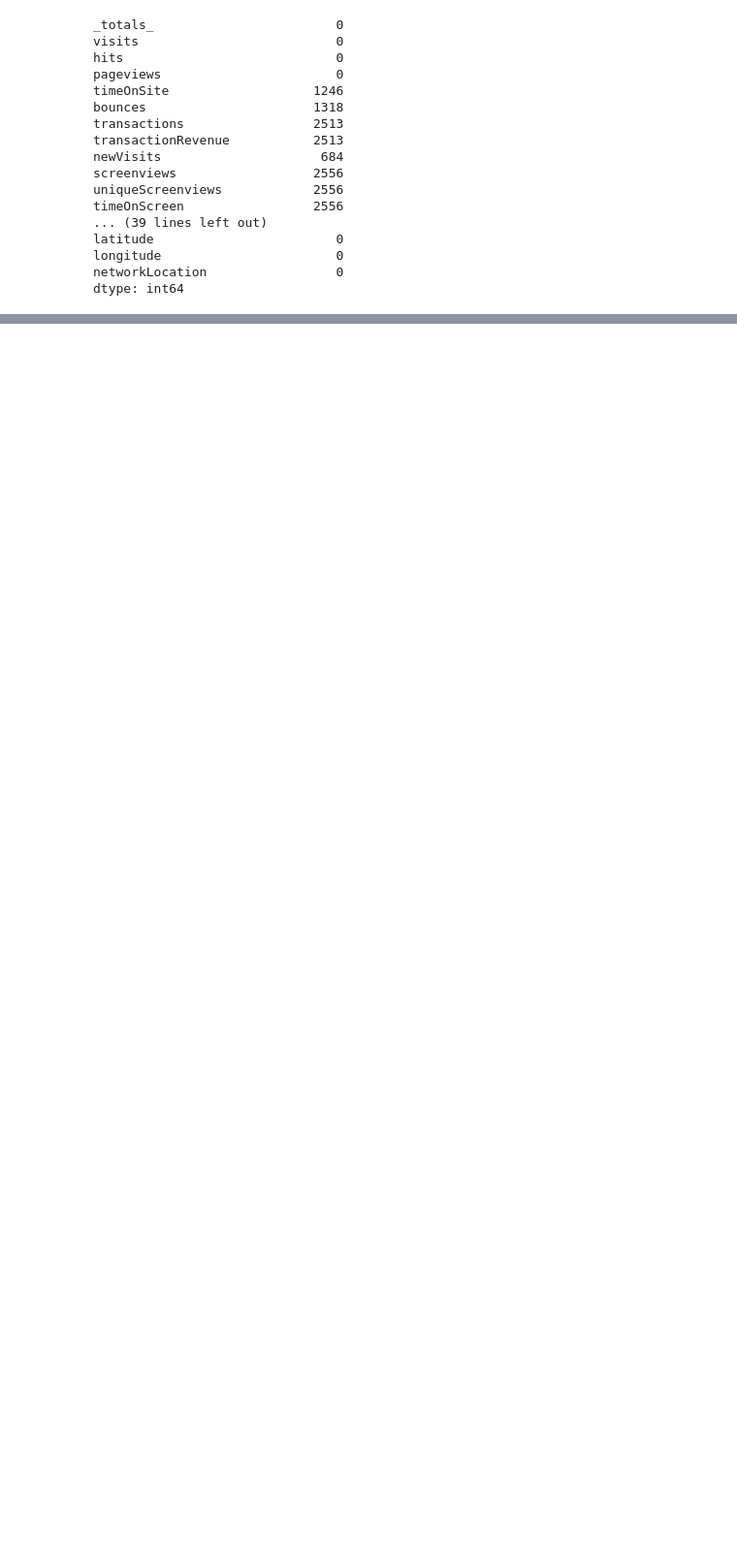
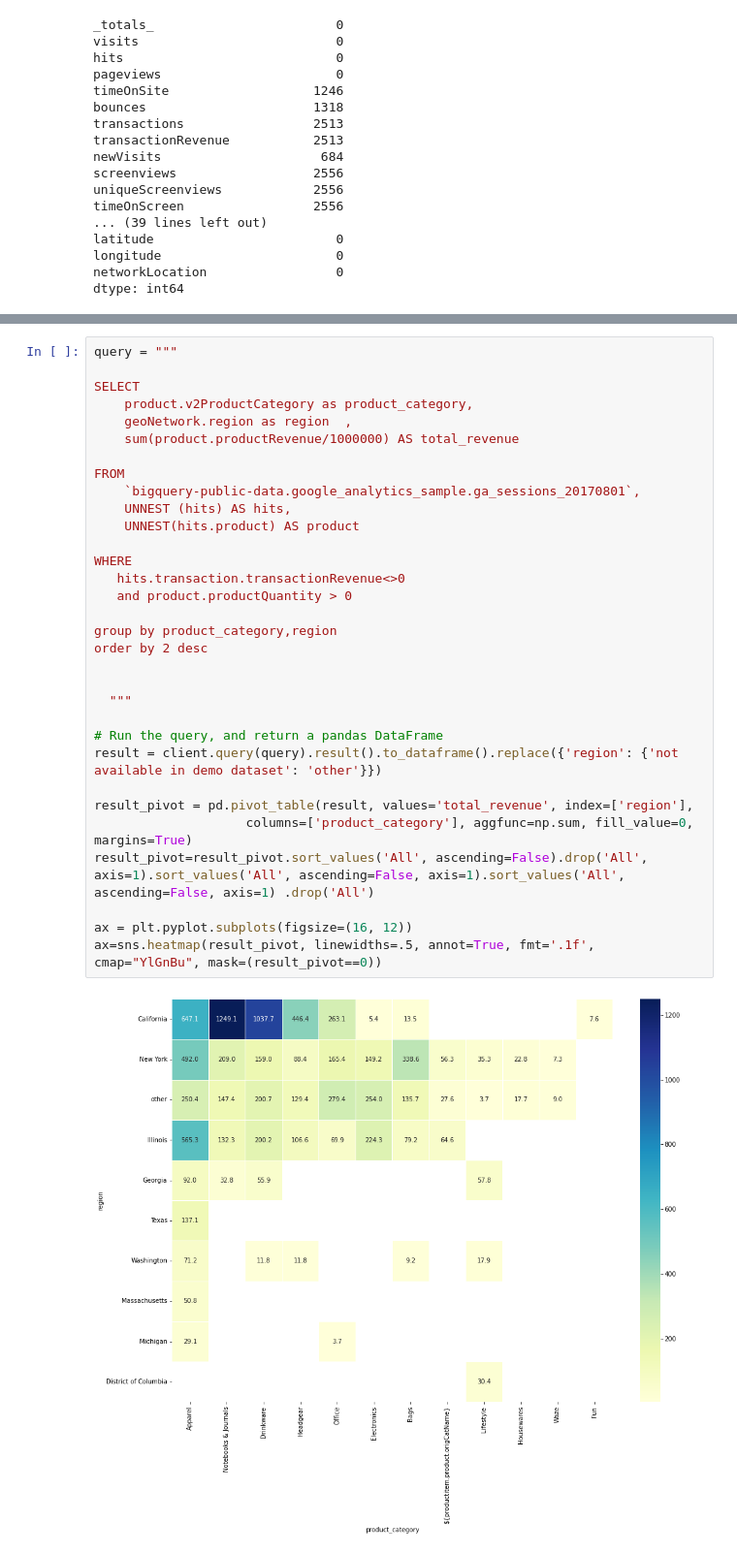
Before and after one commit to DmytroSZ/PM-test, a Jupyter notebook: Main.ipynb, the cells around one changed output, grey strips where cells are left out. Shown at 97% size. Drawn from its saved outputs; the diff is of its cells as text; blank space fills up the shorter version.

```diff
--- a/Main.ipynb
+++ b/Main.ipynb
@@ -106,0 +403,34 @@ dtype: int64
+# %%
+query = """
+
+SELECT
+    product.v2ProductCategory as product_category,
+    geoNetwork.region as region  ,
+    sum(product.productRevenue/1000000) AS total_revenue
+
+FROM
+    `bigquery-public-data.google_analytics_sample.ga_sessions_20170801`,
+    UNNEST (hits) AS hits,
+    UNNEST(hits.product) AS product
+
+WHERE
+   hits.transaction.transactionRevenue<>0
+   and product.productQuantity > 0
+
+group by product_category,region
+order by 2 desc
+
+
+  """
+
+# Run the query, and return a pandas DataFrame
+result = client.query(query).result().to_dataframe().replace({'region': {'not available in demo dataset': 'other'}})
+
+result_pivot = pd.pivot_table(result, values='total_revenue', index=['region'],
+                    columns=['product_category'], aggfunc=np.sum, fill_value=0, margins=True)
+result_pivot=result_pivot.sort_values('All', ascending=False).drop('All', axis=1).sort_values('All', ascending=False, axis=1).sort_values('All', ascending=False, axis=1) .drop('All')
+
+ax = plt.pyplot.subplots(figsize=(16, 12))
+ax=sns.heatmap(result_pivot, linewidths=.5, annot=True, fmt='.1f', cmap="YlGnBu", mask=(result_pivot==0))
+# %% [output]
+[figure, added]
```
Also changed, not shown: parts of 12 cells of this notebook.
